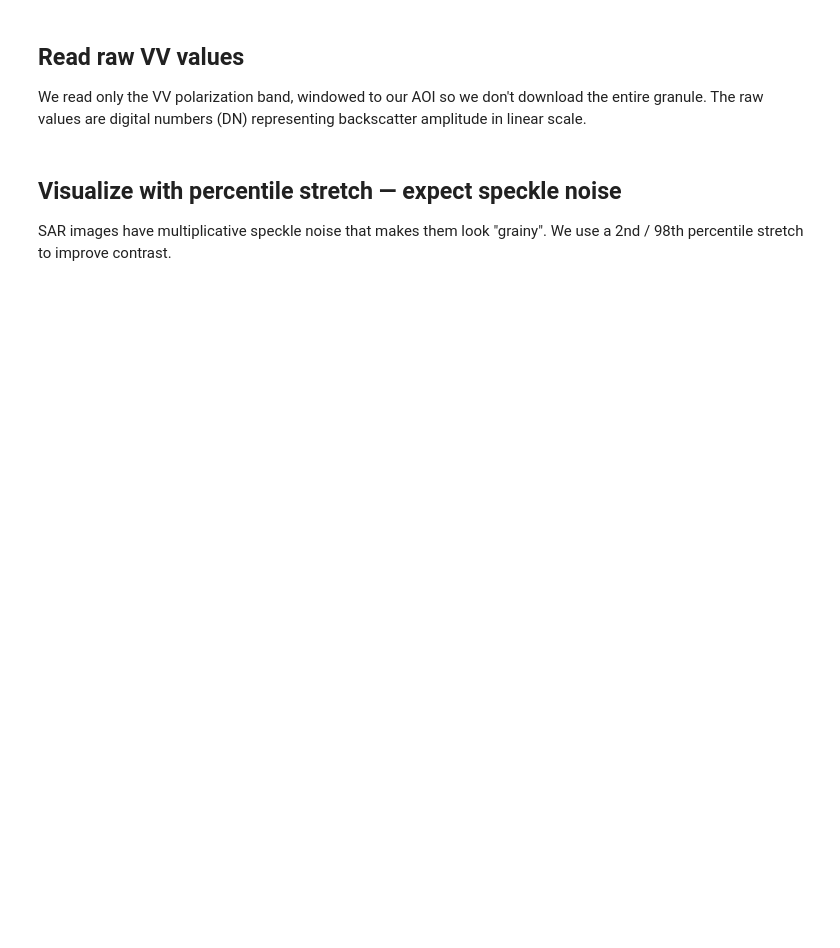
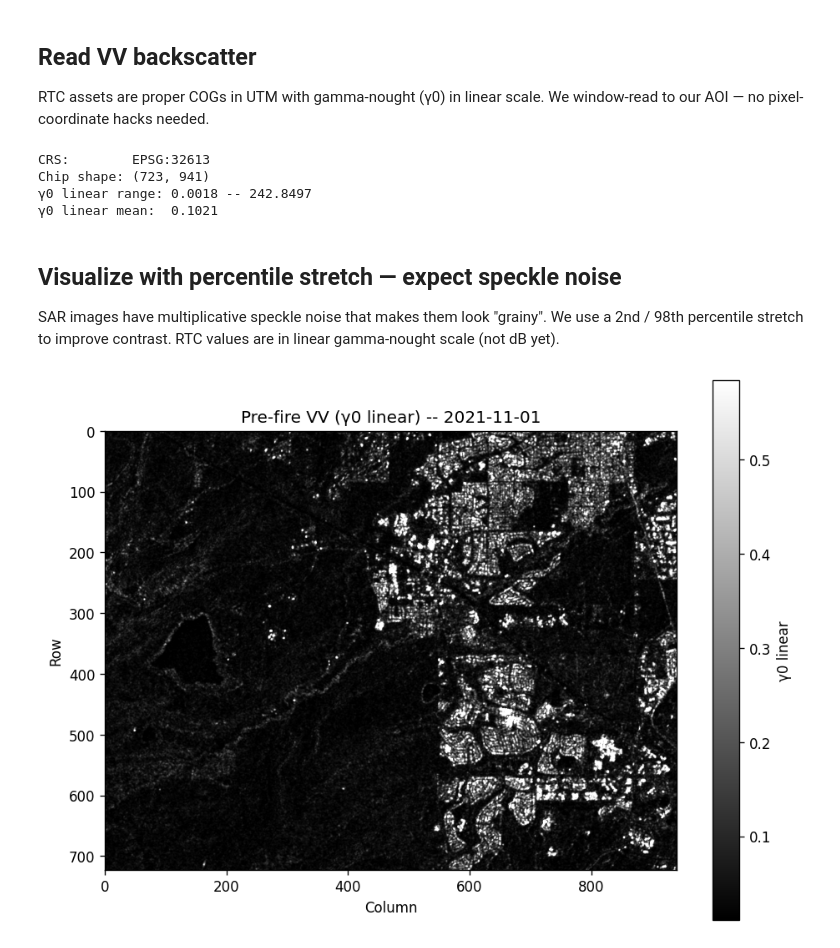
Before and after one commit to wwwdavid34/marshall_fire_explorer, a Jupyter notebook: notebooks/02_sar_first_look.ipynb, the cells around one changed output. Cells and saved outputs as stored; diff of their text form; code cells hidden in the pictures; blank space fills up the shorter version.

```diff
--- a/notebooks/02_sar_first_look.ipynb
+++ b/notebooks/02_sar_first_look.ipynb
@@ -14,9 +22,25 @@ import numpy as np
 import planetary_computer
 import pystac_client
 import rasterio
+from rasterio.warp import transform_bounds
 from rasterio.windows import from_bounds
 
 %matplotlib inline
 plt.rcParams["figure.dpi"] = 120
+
+
+def read_rtc_chip(item, asset_key, bbox_4326):
+    """Read a Sentinel-1 RTC band windowed to a WGS84 bbox.
+
+    RTC products are proper COGs with embedded CRS (UTM), so we
+    reproject our WGS84 bbox into the raster's native CRS and window.
+    """
+    with rasterio.open(item.assets[asset_key].href) as src:
+        native_bounds = transform_bounds("EPSG:4326", src.crs, *bbox_4326)
+        window = from_bounds(*native_bounds, transform=src.transform)
+        data = src.read(1, window=window).astype(np.float32)
+        win_transform = src.window_transform(window)
+        crs = src.crs
+    return data, win_transform, crs
 # %%
 # ---------------------------------------------------------------------------
@@ -63,47 +121,46 @@ print(f"  assets:   {list(item_post.assets.keys())}")
 # %% [markdown]
-## Read raw VV values
+## Read VV backscatter
 
-We read only the VV polarization band, windowed to our AOI so we don't
-download the entire granule. The raw values are digital numbers (DN)
-representing backscatter amplitude in linear scale.
+RTC assets are proper COGs in UTM with gamma-nought (γ0) in linear scale.
+We window-read to our AOI — no pixel-coordinate hacks needed.
 # %%
 # ---------------------------------------------------------------------------
 # Read the pre-fire VV band, windowed to AOI
 # ---------------------------------------------------------------------------
 
-vv_href_pre = item_pre.assets["vv"].href
+vv_pre_raw, transform_pre, crs = read_rtc_chip(item_pre, "vv", AOI_BBOX)
 
-with rasterio.open(vv_href_pre) as src:
-    print(f"CRS:        {src.crs}")
-    print(f"Full shape: {src.shape}")
-    print(f"Pixel size: {src.res}")
-
-    window = from_bounds(*AOI_BBOX, transform=src.transform)
-    vv_pre_raw = src.read(1, window=window).astype(np.float32)
-    transform_pre = src.window_transform(window)
-
-print(f"\nWindowed chip shape: {vv_pre_raw.shape}")
-print(f"DN range:  {np.nanmin(vv_pre_raw):.1f} -- {np.nanmax(vv_pre_raw):.1f}")
-print(f"DN mean:   {np.nanmean(vv_pre_raw):.1f}")
+print(f"CRS:        {crs}")
+print(f"Chip shape: {vv_pre_raw.shape}")
+print(f"γ0 linear range: {np.nanmin(vv_pre_raw):.4f} -- {np.nanmax(vv_pre_raw):.4f}")
+print(f"γ0 linear mean:  {np.nanmean(vv_pre_raw):.4f}")
+# %% [output]
+CRS:        EPSG:32613
+Chip shape: (723, 941)
+γ0 linear range: 0.0018 -- 242.8497
+γ0 linear mean:  0.1021
 # %% [markdown]
 ## Visualize with percentile stretch — expect speckle noise
 
 SAR images have multiplicative speckle noise that makes them look "grainy".
-We use a 2nd / 98th percentile stretch to improve contrast.
+We use a 2nd / 98th percentile stretch to improve contrast. RTC values
+are in linear gamma-nought scale (not dB yet).
 # %%
 # ---------------------------------------------------------------------------
 # Display the pre-fire VV chip with percentile stretch
 # ---------------------------------------------------------------------------
 
 vmin = np.nanpercentile(vv_pre_raw, 2)
 vmax = np.nanpercentile(vv_pre_raw, 98)
 
 fig, ax = plt.subplots(figsize=(8, 8))
 im = ax.imshow(vv_pre_raw, cmap="gray", vmin=vmin, vmax=vmax)
-ax.set_title(f"Pre-fire VV (raw DN) -- {item_pre.datetime.date()}")
+ax.set_title(f"Pre-fire VV (γ0 linear) -- {item_pre.datetime.date()}")
 ax.set_xlabel("Column")
 ax.set_ylabel("Row")
-plt.colorbar(im, ax=ax, label="DN", shrink=0.7)
+plt.colorbar(im, ax=ax, label="γ0 linear", shrink=0.7)
 plt.tight_layout()
 plt.show()
+# %% [output]
+[figure, added]
 # %% [markdown]
```
Also changed, not shown: parts of 4 cells of this notebook, 10 other files.
